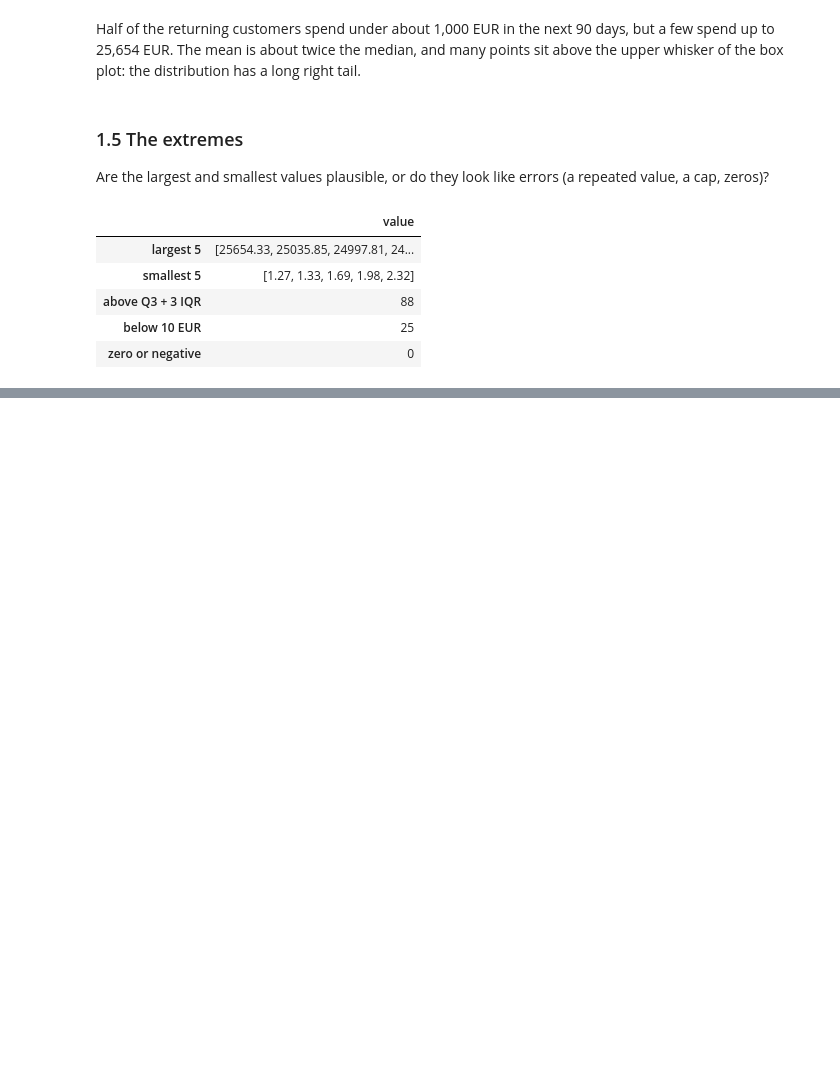
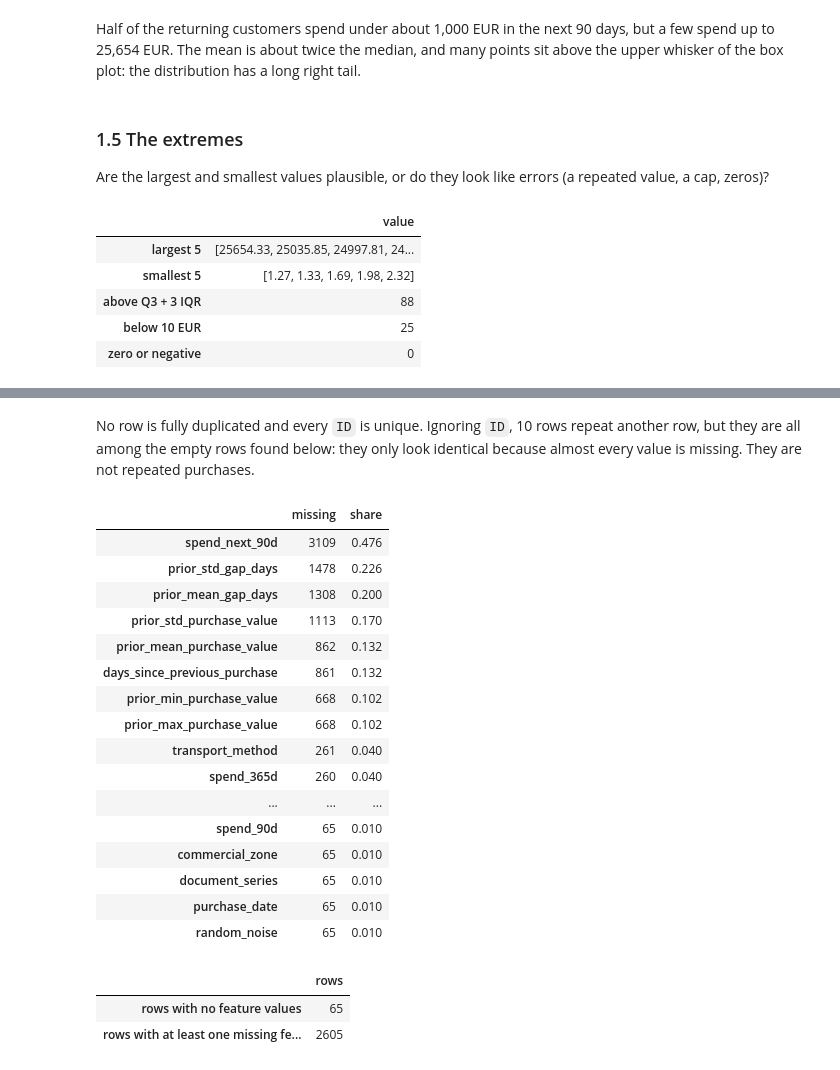
Before and after one commit to tiagocrz/ETAI-Project, a Jupyter notebook: notebooks/01_eda.ipynb, the cells around one changed output, grey strips where cells are left out. Saved outputs shown, nothing was run; the diff lists cells and outputs as text; code cells hidden in the pictures; blank space fills up the shorter version.

Commit message:
Data Analysis - Duplicates and Missing Values - part 2

```diff
--- a/notebooks/01_eda.ipynb
+++ b/notebooks/01_eda.ipynb
@@ -220,0 +241,36 @@ pd.Series({
+# %% [markdown]
+No row is fully duplicated and every `ID` is unique. Ignoring `ID`, 10 rows repeat another row, but they
+are all among the empty rows found below: they only look identical because almost every value is missing.
+They are not repeated purchases.
+# %%
+missing = train.isna().sum()
+missing = missing[missing > 0].sort_values(ascending=False)
+pd.DataFrame({"missing": missing, "share": (missing / len(train)).round(3)})
+# %% [output]
+|  | missing | share |
+| spend_next_90d | 3109 | 0.476 |
+| prior_std_gap_days | 1478 | 0.226 |
+| prior_mean_gap_days | 1308 | 0.200 |
+| prior_std_purchase_value | 1113 | 0.170 |
+| prior_mean_purchase_value | 862 | 0.132 |
+| days_since_previous_purchase | 861 | 0.132 |
+| prior_min_purchase_value | 668 | 0.102 |
+| prior_max_purchase_value | 668 | 0.102 |
+| transport_method | 261 | 0.040 |
+| spend_365d | 260 | 0.040 |
+| ... | ... | ... |
+| spend_90d | 65 | 0.010 |
+| commercial_zone | 65 | 0.010 |
+| document_series | 65 | 0.010 |
+| purchase_date | 65 | 0.010 |
+| random_noise | 65 | 0.010 |
+# %%
+features = train.drop(columns=[ID, cfg["data"]["group_column"], CLS, REG])
+pd.Series({
+    "rows with no feature values": int(features.isna().all(axis=1).sum()),
+    "rows with at least one missing feature": int(features.isna().any(axis=1).sum()),
+}).to_frame("rows")
+# %% [output]
+|  | rows |
+| rows with no feature values | 65 |
+| rows with at least one missing fe... | 2605 |
```
Also changed, not shown: parts of 5 cells of this notebook.
